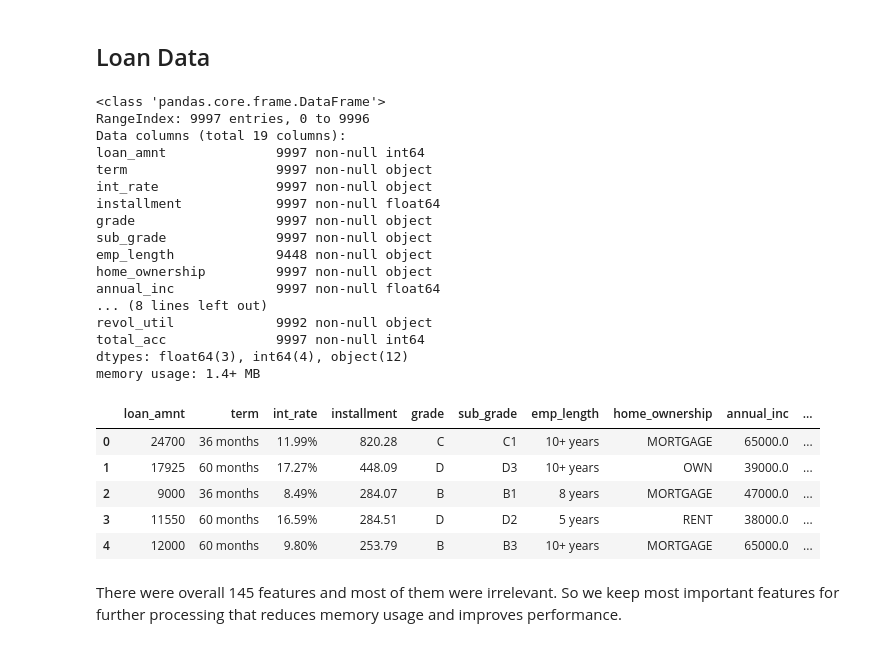
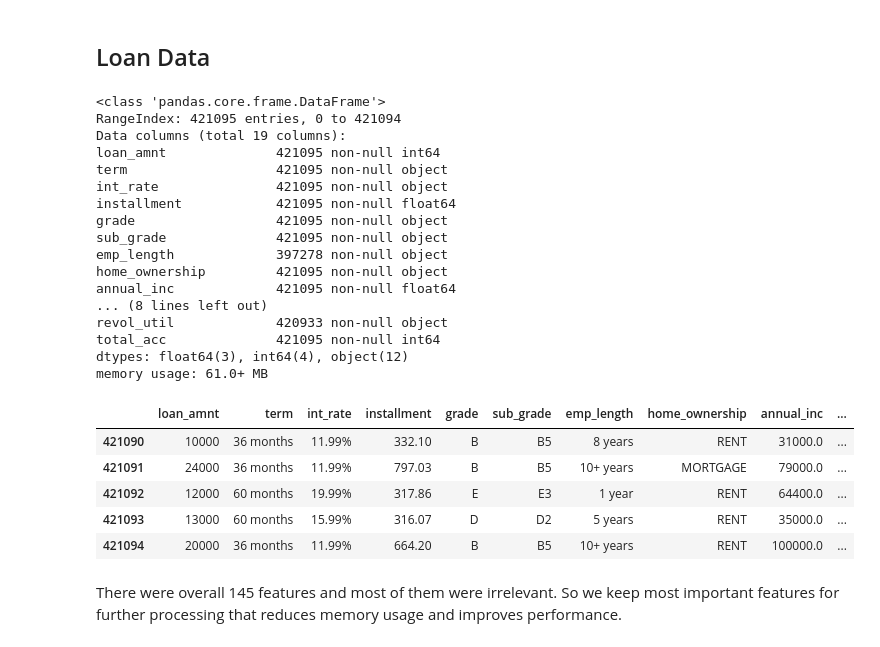
Before and after one commit to truzmeto/LoanStatusPrediction, a Jupyter notebook: kernel.ipynb, the cells around one changed output. Saved outputs shown, nothing was run; the diff lists cells and outputs as text; code cells hidden in the pictures.

```diff
--- a/kernel.ipynb
+++ b/kernel.ipynb
@@ -59,37 +59,37 @@ keep_cols = ["loan_status","loan_amnt", "term","int_rate","installment","grade",
              "verification_status","issue_d","dti","earliest_cr_line","open_acc",
              "revol_bal","revol_util","total_acc"]
 
-df_orig = pd.read_csv("data/loan.csv", usecols=keep_cols,skipfooter=1,skiprows=1)#,low_memory=False)
+df_orig = pd.read_csv("data/loan.csv", usecols=keep_cols,skipfooter=4,skiprows=1)#,low_memory=False)
 # %%
 df = df_orig
 df.info()
 # %% [output]
 <class 'pandas.core.frame.DataFrame'>
-RangeIndex: 9997 entries, 0 to 9996
+RangeIndex: 421095 entries, 0 to 421094
 Data columns (total 19 columns):
-loan_amnt              9997 non-null int64
-term                   9997 non-null object
-int_rate               9997 non-null object
-installment            9997 non-null float64
-grade                  9997 non-null object
-sub_grade              9997 non-null object
-emp_length             9448 non-null object
-home_ownership         9997 non-null object
-annual_inc             9997 non-null float64
+loan_amnt              421095 non-null int64
+term                   421095 non-null object
+int_rate               421095 non-null object
+installment            421095 non-null float64
+grade                  421095 non-null object
+sub_grade              421095 non-null object
+emp_length             397278 non-null object
+home_ownership         421095 non-null object
+annual_inc             421095 non-null float64
 ... (8 lines left out)
-revol_util             9992 non-null object
-total_acc              9997 non-null int64
+revol_util             420933 non-null object
+total_acc              421095 non-null int64
 dtypes: float64(3), int64(4), object(12)
-memory usage: 1.4+ MB
+memory usage: 61.0+ MB
 # %%
-df.head()
+df.tail()
 # %% [output]
 |  | loan_amnt | term | int_rate | installment | grade | sub_grade | emp_length | home_ownership | annual_inc | ... |
-| 0 | 24700 | 36 months | 11.99% | 820.28 | C | C1 | 10+ years | MORTGAGE | 65000.0 | ... |
-| 1 | 17925 | 60 months | 17.27% | 448.09 | D | D3 | 10+ years | OWN | 39000.0 | ... |
-| 2 | 9000 | 36 months | 8.49% | 284.07 | B | B1 | 8 years | MORTGAGE | 47000.0 | ... |
-| 3 | 11550 | 60 months | 16.59% | 284.51 | D | D2 | 5 years | RENT | 38000.0 | ... |
-| 4 | 12000 | 60 months | 9.80% | 253.79 | B | B3 | 10+ years | MORTGAGE | 65000.0 | ... |
+| 421090 | 10000 | 36 months | 11.99% | 332.10 | B | B5 | 8 years | RENT | 31000.0 | ... |
+| 421091 | 24000 | 36 months | 11.99% | 797.03 | B | B5 | 10+ years | MORTGAGE | 79000.0 | ... |
+| 421092 | 12000 | 60 months | 19.99% | 317.86 | E | E3 | 1 year | RENT | 64400.0 | ... |
+| 421093 | 13000 | 60 months | 15.99% | 316.07 | D | D2 | 5 years | RENT | 35000.0 | ... |
+| 421094 | 20000 | 36 months | 11.99% | 664.20 | B | B5 | 10+ years | RENT | 100000.0 | ... |
 # %% [markdown]
 There were overall 145 features and most of them were irrelevant. So we keep most important features for further processing that reduces memory usage and improves performance.
 # %% [markdown]
```
Also changed, not shown: parts of 7 cells of this notebook.
